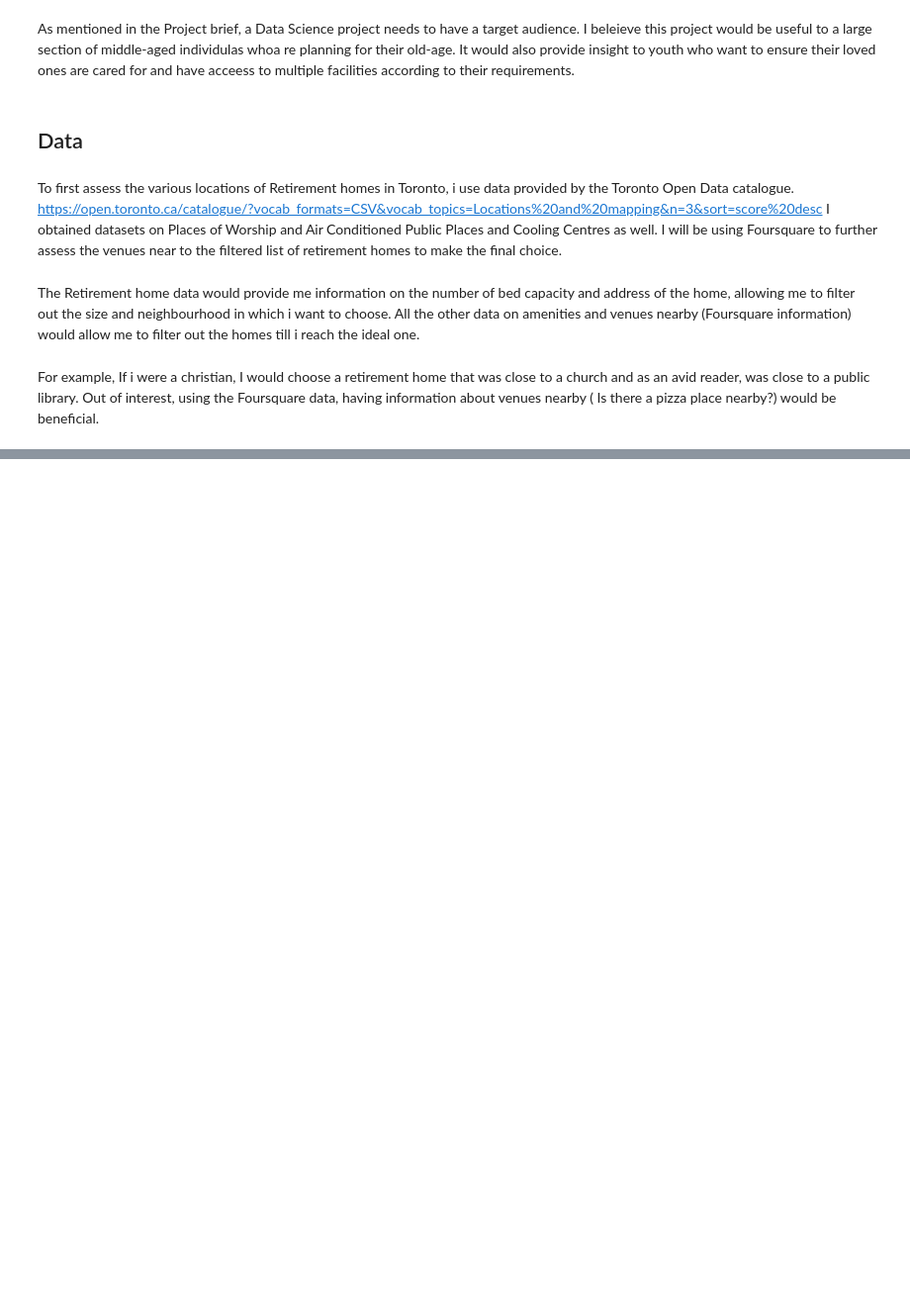
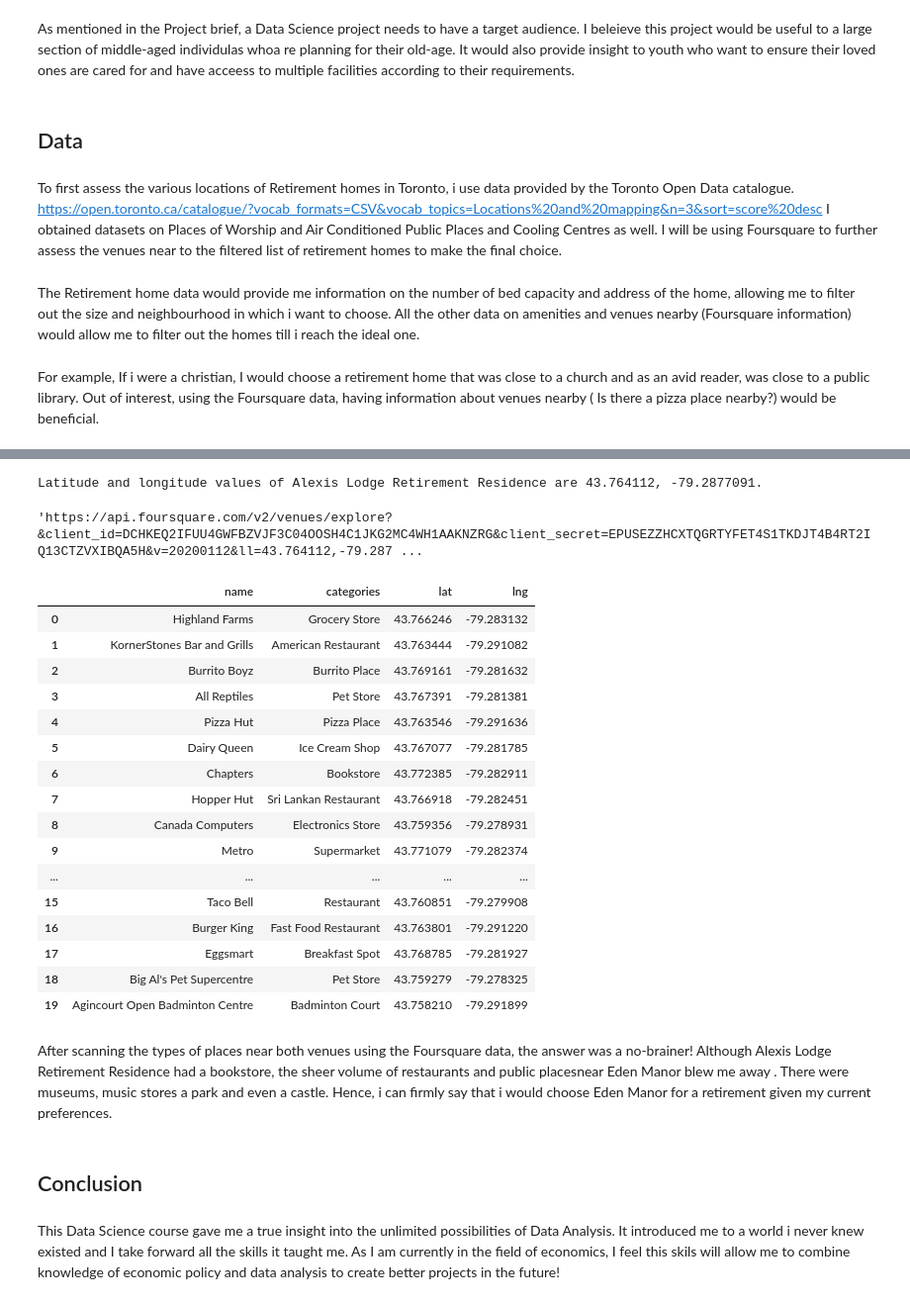
Before and after one commit to raagasrini/Coursera_Capstone, a Jupyter notebook: The Battle of Neighbourhoods (Week 1).ipynb, the cells around one changed output, grey strips where cells are left out. Shown at 99% size. Saved outputs shown, nothing was run; the diff lists cells and outputs as text; code cells hidden in the pictures; blank space fills up the shorter version.

```diff
--- a/The Battle of Neighbourhoods (Week 1).ipynb
+++ b/The Battle of Neighbourhoods (Week 1).ipynb
@@ -24,0 +567,79 @@ For example, If i were a christian, I would choose a retirement home that was cl
+# %%
+Rethome_latitude1 = df3.loc[39, 'Latitude']
+Rethome_longitude1 = df3.loc[39, 'Longitude']
+
+Rethome_name1 = df3.loc[39, 'NAME'] \
+
+print('Latitude and longitude values of {} are {}, {}.'.format(Rethome_name1,
+                                                               Rethome_latitude1,
+                                                               Rethome_longitude1))
+# %% [output]
+Latitude and longitude values of Alexis Lodge Retirement Residence are 43.764112, -79.2877091.
+# %%
+LIMIT = 100
+
+radius = 1000
+
+url = 'https://api.foursquare.com/v2/venues/explore?&client_id={}&client_secret={}&v={}&ll={},{}&radius={}&limit={}'.format(
+    CLIENT_ID,
+    CLIENT_SECRET,
+    VERSION,
+    Rethome_latitude1,
+    Rethome_longitude1,
+    radius,
+    LIMIT)
+url
+# %% [output]
+'https://api.foursquare.com/v2/venues/explore?&client_id=DCHKEQ2IFUU4GWFBZVJF3C04OOSH4C1JKG2MC4WH1AAKNZRG&client_secret=EPUSEZZHCXTQGRTYFET4S1TKDJT4B4RT2IQ13CTZVXIBQA5H&v=20200112&ll=43.764112,-79.287 ...
+# %%
+import requests
+Rethome_results1 = requests.get(url).json()
+# %%
+def get_category_type(row):
+    try:
+        categories_list = row['categories']
+    except:
+        categories_list = row['venue.categories']
+
+    if len(categories_list) == 0:
+        return None
+    else:
+        return categories_list[0]['name']
+# %%
+from pandas.io.json import json_normalize
+Rethome_venues = Rethome_results1['response']['groups'][0]['items']
+
+Rethome_nearby_venues = json_normalize(Rethome_venues)
+
+Rethome_filtered_columns = ['venue.name', 'venue.categories', 'venue.location.lat', 'venue.location.lng']
+Rethome_nearby_venues = Rethome_nearby_venues.loc[:, Rethome_filtered_columns]
+
+Rethome_nearby_venues['venue.categories'] = Rethome_nearby_venues.apply(get_category_type, axis=1)
+
+Rethome_nearby_venues.columns = [col.split(".")[-1] for col in Rethome_nearby_venues.columns]
+
+Rethome_nearby_venues.head(20)
+# %% [output]
+|  | name | categories | lat | lng |
+| 0 | Highland Farms | Grocery Store | 43.766246 | -79.283132 |
+| 1 | KornerStones Bar and Grills | American Restaurant | 43.763444 | -79.291082 |
+| 2 | Burrito Boyz | Burrito Place | 43.769161 | -79.281632 |
+| 3 | All Reptiles | Pet Store | 43.767391 | -79.281381 |
+| 4 | Pizza Hut | Pizza Place | 43.763546 | -79.291636 |
+| 5 | Dairy Queen | Ice Cream Shop | 43.767077 | -79.281785 |
+| 6 | Chapters | Bookstore | 43.772385 | -79.282911 |
+| 7 | Hopper Hut | Sri Lankan Restaurant | 43.766918 | -79.282451 |
+| 8 | Canada Computers | Electronics Store | 43.759356 | -79.278931 |
+| 9 | Metro | Supermarket | 43.771079 | -79.282374 |
+| ... | ... | ... | ... | ... |
+| 15 | Taco Bell | Restaurant | 43.760851 | -79.279908 |
+| 16 | Burger King | Fast Food Restaurant | 43.763801 | -79.291220 |
+| 17 | Eggsmart | Breakfast Spot | 43.768785 | -79.281927 |
+| 18 | Big Al's Pet Supercentre | Pet Store | 43.759279 | -79.278325 |
+| 19 | Agincourt Open Badminton Centre | Badminton Court | 43.758210 | -79.291899 |
+# %% [markdown]
+After scanning the types of places near both venues using the Foursquare data, the answer was a no-brainer! Although Alexis Lodge Retirement Residence had a bookstore, the sheer volume of restaurants and public placesnear Eden Manor blew me away  . There were museums, music stores a park and even a castle. Hence, i can firmly say that i would choose Eden Manor for a retirement given my current preferences.
+# %% [markdown]
+## Conclusion
+# %% [markdown]
+This Data Science course gave me a true insight into the unlimited possibilities of Data Analysis. It introduced me to a world i never knew existed and I take forward all the skills it taught me. As I am currently in the field of economics, I feel this skils will allow me to combine knowledge of economic policy and data analysis to create better projects in the future!
```
Also changed, not shown: parts of 49 cells of this notebook.
